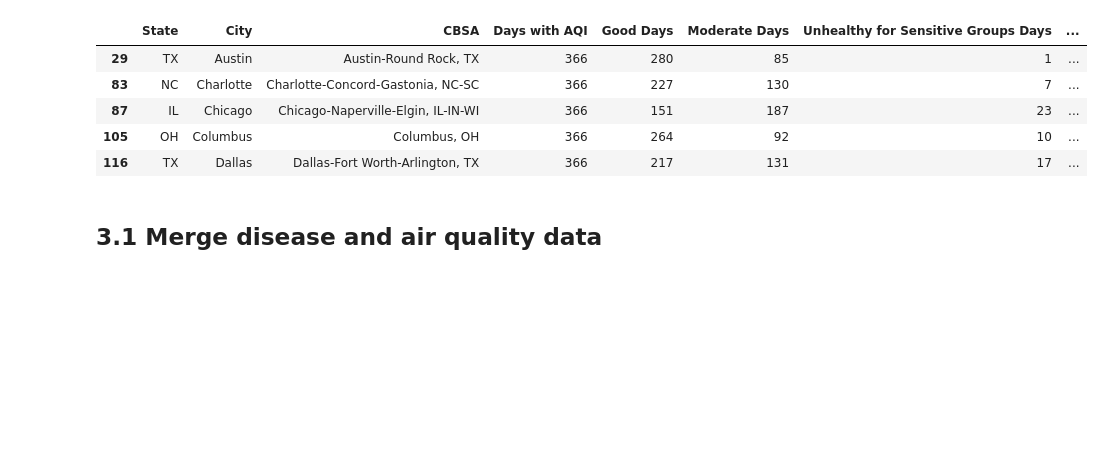
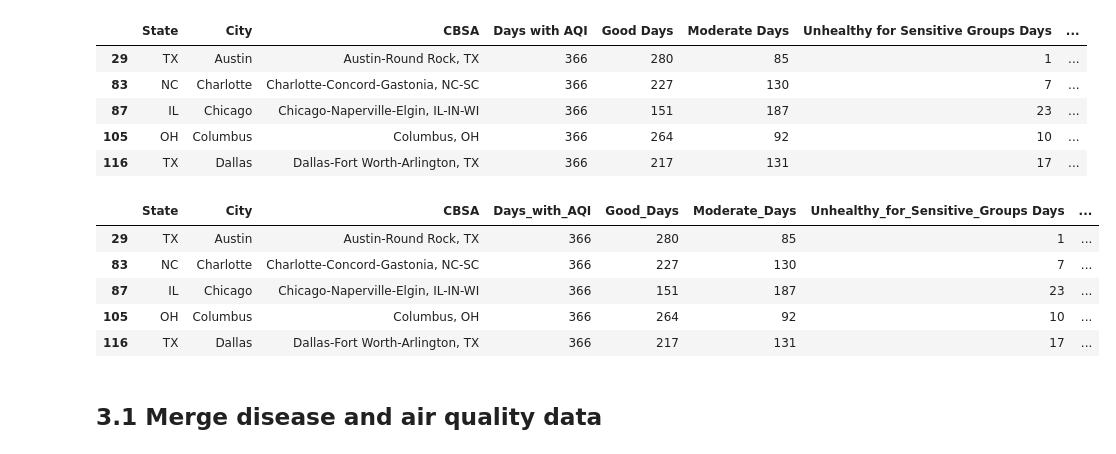
Before and after one commit to robeaseab/Air-Quality-and-Disease, a Jupyter notebook: disease.ipynb, the cells around one changed output. Saved outputs shown, nothing was run; the diff lists cells and outputs as text; code cells hidden in the pictures; blank space fills up the shorter version.

```diff
--- a/disease.ipynb
+++ b/disease.ipynb
@@ -327,6 +327,19 @@ air_2016_df.head()
 | 87 | IL | Chicago | Chicago-Naperville-Elgin, IL-IN-WI | 366 | 151 | 187 | 23 | ... |
 | 105 | OH | Columbus | Columbus, OH | 366 | 264 | 92 | 10 | ... |
 | 116 | TX | Dallas | Dallas-Fort Worth-Arlington, TX | 366 | 217 | 131 | 17 | ... |
+# %%
+# rename the columns (High_Confidence_Limit to HCL, Low_Confidence_Limit to LCL)
+air_2016_df.columns = ['State', 'City','CBSA','Days_with_AQI', 'Good_Days',
+       'Moderate_Days', 'Unhealthy_for_Sensitive_Groups Days',
+       'Unhealthy_Days', 'Very_Unhealthy_Days', 'Hazardous_Days', 'Median_AQI','Days_Ozone', 'Days_PM2.5']
+air_2016_df.head()
+# %% [output]
+|  | State | City | CBSA | Days_with_AQI | Good_Days | Moderate_Days | Unhealthy_for_Sensitive_Groups Days | ... |
+| 29 | TX | Austin | Austin-Round Rock, TX | 366 | 280 | 85 | 1 | ... |
+| 83 | NC | Charlotte | Charlotte-Concord-Gastonia, NC-SC | 366 | 227 | 130 | 7 | ... |
+| 87 | IL | Chicago | Chicago-Naperville-Elgin, IL-IN-WI | 366 | 151 | 187 | 23 | ... |
+| 105 | OH | Columbus | Columbus, OH | 366 | 264 | 92 | 10 | ... |
+| 116 | TX | Dallas | Dallas-Fort Worth-Arlington, TX | 366 | 217 | 131 | 17 | ... |
 # %% [markdown]
 ## 3.1 Merge disease and air quality data
 # %%
```
Also changed, not shown: parts of 1 cell of this notebook, 2 other files.
